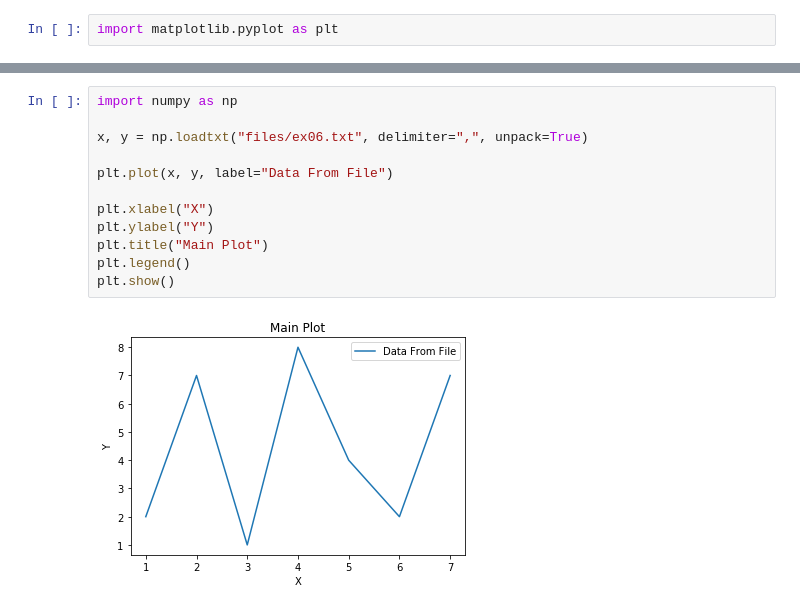
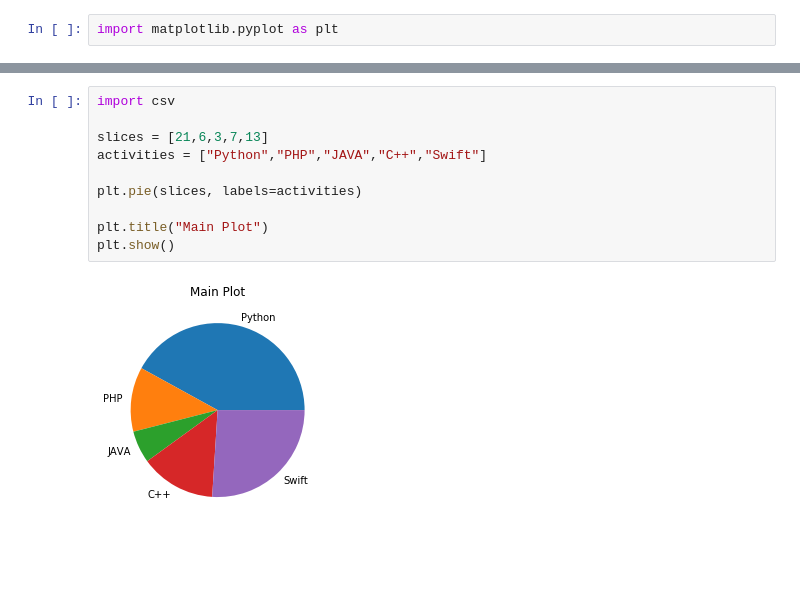
Before and after one commit to RaminSaljoughinejad/Python-3.0-Course, a Jupyter notebook: Matplotlib/Matplotlib 06.ipynb, the cells around one changed output, grey strips where cells are left out. Cells and saved outputs as stored; diff of their text form; blank space fills up the shorter version.

```diff
--- a/Matplotlib/Matplotlib 06.ipynb
+++ b/Matplotlib/Matplotlib 06.ipynb
@@ -24,14 +3,12 @@ plt.show()
-# %%
-import numpy as np
-
-x, y = np.loadtxt("files/ex06.txt", delimiter=",", unpack=True)
-
-plt.plot(x, y, label="Data From File")
-
-plt.xlabel("X")
-plt.ylabel("Y")
-plt.title("Main Plot")
-plt.legend()
-plt.show()
-# %% [output]
-[figure, removed]
+# %%
+import csv
+
+slices = [21,6,3,7,13]
+activities = ["Python","PHP","JAVA","C++","Swift"]
+
+plt.pie(slices, labels=activities)
+
+plt.title("Main Plot")
+plt.show()
+# %% [output]
+[figure, added]
```
Also changed, not shown: parts of 7 cells of this notebook.
